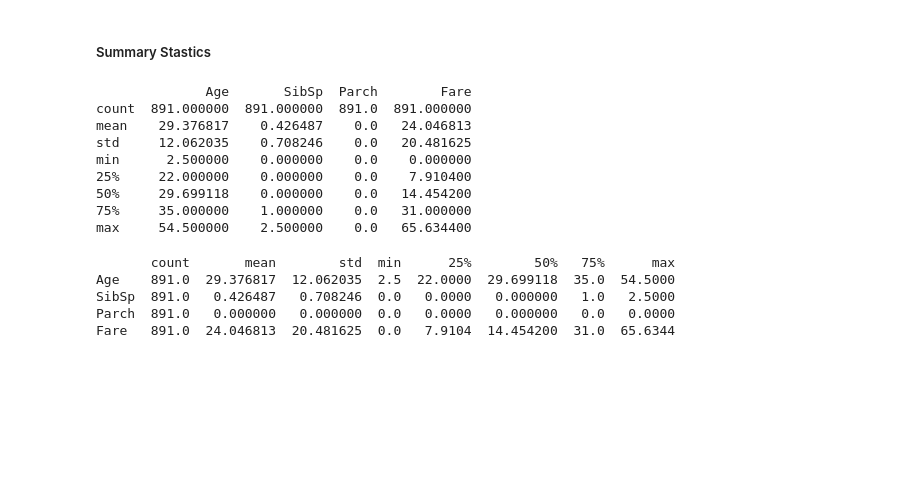
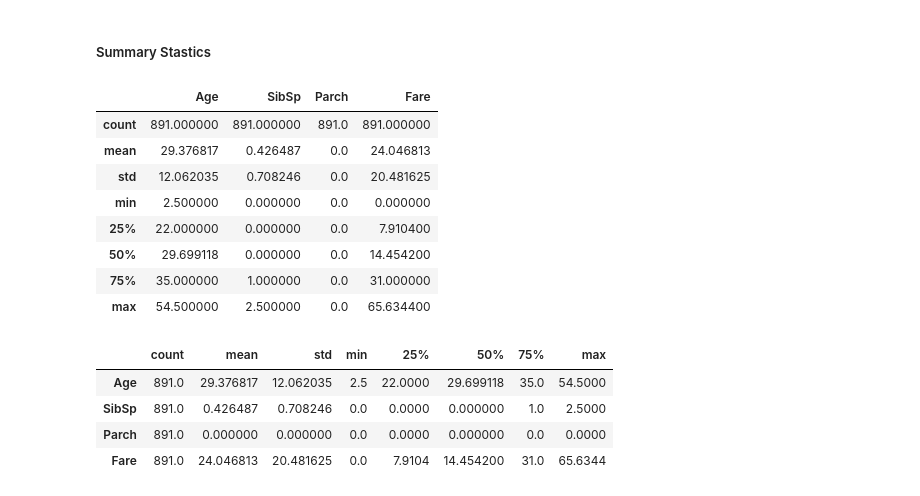
Before and after one commit to SnitTeshome/PRODIGY_DS_02, a Jupyter notebook: Task -02.ipynb, the cells around one changed output. Drawn from its saved outputs; the diff is of its cells as text; code cells hidden in the pictures; blank space fills up the shorter version.

```diff
--- a/Task -02.ipynb
+++ b/Task -02.ipynb
@@ -125,7 +125,7 @@ dtype: object
 #####  Transforming to convenient data types
 # %%
 # Specifying the columns to convert
-cols = ['Name', 'Sex', 'Ticket', 'Survived', 'Pclass', 'Cabin', 'Embarked']
+cols = ['Pclass','Name', 'Sex', 'Ticket', 'Cabin', 'Embarked']
 
 # Converting the specified columns to categorical types
 for col in cols:
@@ -166,6 +171,3 @@ Titanic['PassengerId'] = Titanic['PassengerId'].astype(str)
 ---
 - This code changes the data type of the **PassengerId** column to a string (object) type, preserving leading zeros and treating it as a categorical variable rather than a numerical one, preserving any leading zeros and avoiding mathematical operations that are unnecessary for identifiers.
 ---
-# %%
-# Changing SibSp to integer
-Titanic['SibSp'] = Titanic['SibSp'].astype(int)
@@ -463,22 +460,23 @@ Titanic.head()
 # %%
 # Get statistical summary of numerical columns
 numerical_summary = Titanic.describe()
-print(numerical_summary)
+numerical_summary
 # %% [output]
-              Age       SibSp  Parch        Fare
-count  891.000000  891.000000  891.0  891.000000
-mean    29.376817    0.426487    0.0   24.046813
-std     12.062035    0.708246    0.0   20.481625
-min      2.500000    0.000000    0.0    0.000000
-25%     22.000000    0.000000    0.0    7.910400
-50%     29.699118    0.000000    0.0   14.454200
-75%     35.000000    1.000000    0.0   31.000000
-max     54.500000    2.500000    0.0   65.634400
+|  | Age | SibSp | Parch | Fare |
+| count | 891.000000 | 891.000000 | 891.0 | 891.000000 |
+| mean | 29.376817 | 0.426487 | 0.0 | 24.046813 |
+| std | 12.062035 | 0.708246 | 0.0 | 20.481625 |
+| min | 2.500000 | 0.000000 | 0.0 | 0.000000 |
+| 25% | 22.000000 | 0.000000 | 0.0 | 7.910400 |
+| 50% | 29.699118 | 0.000000 | 0.0 | 14.454200 |
+| 75% | 35.000000 | 1.000000 | 0.0 | 31.000000 |
+| max | 54.500000 | 2.500000 | 0.0 | 65.634400 |
 # %%
-print(numerical_summary.transpose())  # Transpose for easier reading
+### for better clarirty
+numerical_summary.transpose() # Transpose for easier reading
 # %% [output]
-       count       mean        std  min      25%        50%   75%      max
-Age    891.0  29.376817  12.062035  2.5  22.0000  29.699118  35.0  54.5000
-SibSp  891.0   0.426487   0.708246  0.0   0.0000   0.000000   1.0   2.5000
-Parch  891.0   0.000000   0.000000  0.0   0.0000   0.000000   0.0   0.0000
-Fare   891.0  24.046813  20.481625  0.0   7.9104  14.454200  31.0  65.6344
+|  | count | mean | std | min | 25% | 50% | 75% | max |
+| Age | 891.0 | 29.376817 | 12.062035 | 2.5 | 22.0000 | 29.699118 | 35.0 | 54.5000 |
+| SibSp | 891.0 | 0.426487 | 0.708246 | 0.0 | 0.0000 | 0.000000 | 1.0 | 2.5000 |
+| Parch | 891.0 | 0.000000 | 0.000000 | 0.0 | 0.0000 | 0.000000 | 0.0 | 0.0000 |
+| Fare | 891.0 | 24.046813 | 20.481625 | 0.0 | 7.9104 | 14.454200 | 31.0 | 65.6344 |
```
Also changed, not shown: parts of 7 cells of this notebook.
